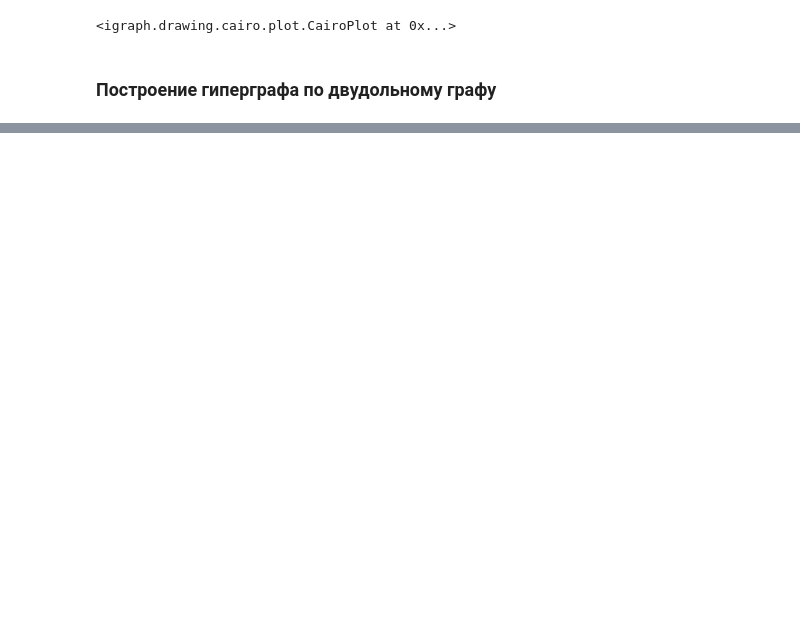
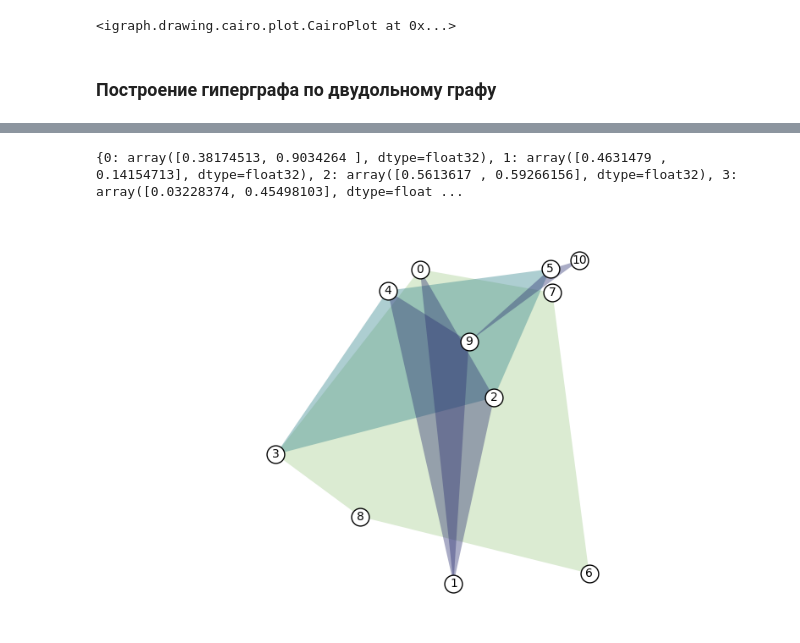
Before and after one commit to Evgeniyy2004/xgi, a Jupyter notebook: text.ipynb, the cells around one changed output, grey strips where cells are left out. Cells and saved outputs as stored; diff of their text form; code cells hidden in the pictures; blank space fills up the shorter version.

Commit message:
changing layout implementation

```diff
--- a/text.ipynb
+++ b/text.ipynb
@@ -163,0 +162,8 @@ complex1 = xgi.simplicial_complexes.flag_complex(g,3,[0.8])
+# %%
+pos = xgi.layout.random_layout(hypergraph)
+fig, ax = plt.subplots(figsize=(10,6))
+xgi.draw(hypergraph, ax=ax,node_labels=True,node_size=15,pos=pos)
+plt.show()
+# %% [output]
+{0: array([0.38174513, 0.9034264 ], dtype=float32), 1: array([0.4631479 , 0.14154713], dtype=float32), 2: array([0.5613617 , 0.59266156], dtype=float32), 3: array([0.03228374, 0.45498103], dtype=float ...
+[figure, added]
```
Also changed, not shown: parts of 6 cells of this notebook, 1 other file.
